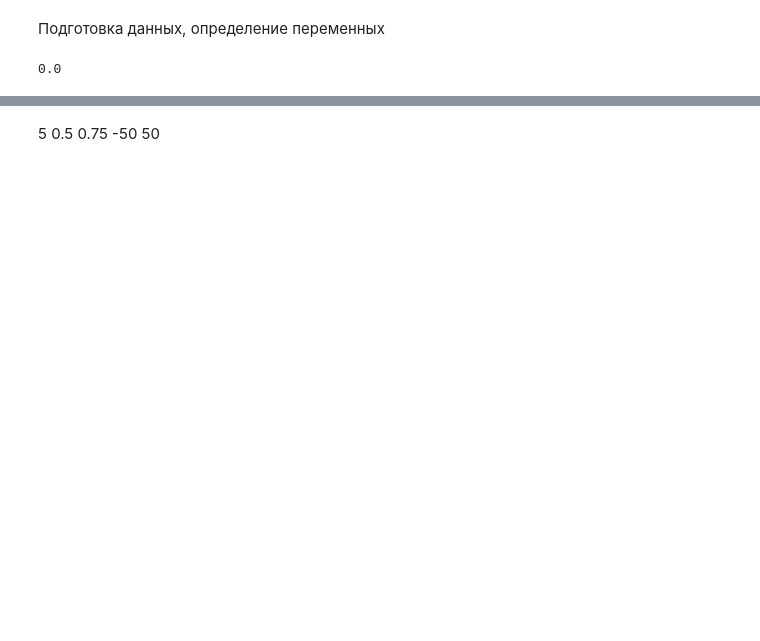
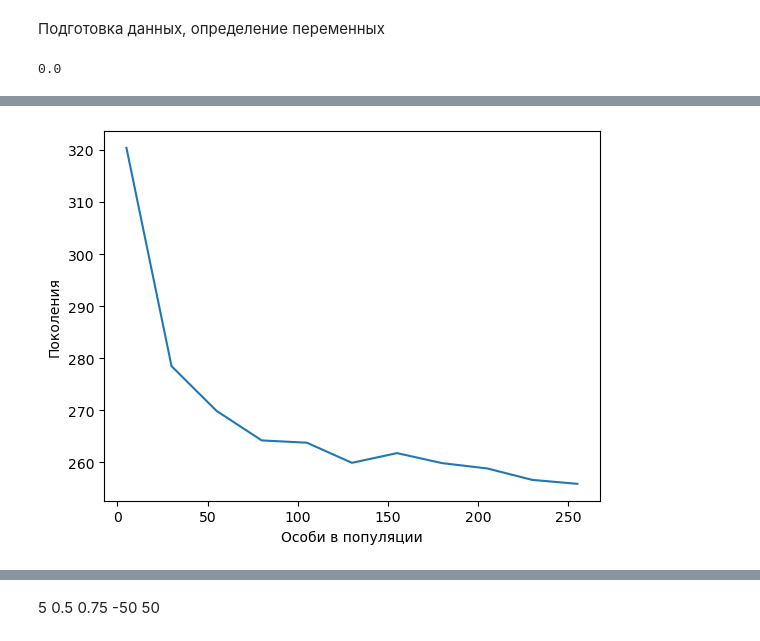
Before and after one commit to Dmitrij-Solovjev01/Genetic-Algorithm, a Jupyter notebook: Genetic_alg.ipynb, the cells around one changed output, grey strips where cells are left out. Saved outputs shown, nothing was run; the diff lists cells and outputs as text; code cells hidden in the pictures; blank space fills up the shorter version.

```diff
--- a/Genetic_alg.ipynb
+++ b/Genetic_alg.ipynb
@@ -159,7 +197,7 @@ def start_GA(MaxStep, NumberOfIndividuals, MinVal, MaxVal, delta, MutationProbab
 
     population_generate(ExMyArrayOfX, NumberOfIndividuals, MinVal, MaxVal)
     index, value = calculate_fitness(ExMyArrayOfX)
-
+    #print(ExMyArrayOfX)
     step=0
 
     while(value != 0 and step<MaxStep):
@@ -171,13 +209,13 @@ def start_GA(MaxStep, NumberOfIndividuals, MinVal, MaxVal, delta, MutationProbab
         while NumOfCrosses > 0:
             P1, P2 = parent_selection(ExMyArrayOfX);
 
-            if P1 == P2:
+            if (P1 == P2):
                 continue;
 
             MutationRate = calculate_mutation_step(ExMyArrayOfX)
             Child = mutation(сrossover(P1, P2), MutationRate, delta, MutationProbability)
 
-            if (Child in ExMyArrayOfX or Child in ChildArray):
+            if (Child in ExMyArrayOfX) or (Child in ChildArray):
                 continue
 
             ChildArray.append(Child);
@@ -188,7 +226,8 @@ def start_GA(MaxStep, NumberOfIndividuals, MinVal, MaxVal, delta, MutationProbab
         ExMyArrayOfX = Individual_sort(ExMyArrayOfX)
 
         ExMyArrayOfX = ExMyArrayOfX[:NumberOfIndividuals]
-
+        #print(step, value)
+        #print(ExMyArrayOfX, '\n', '\n',  '\n', '\n')
 
         index, value = calculate_fitness(ExMyArrayOfX)
 
@@ -203,7 +242,5 @@ def start_GA(MaxStep, NumberOfIndividuals, MinVal, MaxVal, delta, MutationProbab
 
         Gigaframe = pd.concat([Gigaframe, Miniframe], ignore_index = True)
         Gigaframe.reset_index()
-
+        #time.sleep(0.001)
     return Gigaframe
-
-start_GA(MaxStep=10000, NumberOfIndividuals=100, MinVal=-50, MaxVal=+50, delta = 0.75, MutationProbability = 0.4)
@@ -223,0 +249,8 @@ start_GA(MaxStep=10000, NumberOfIndividuals=100, MinVal=-50, MaxVal=+50, delta =
+# %%
+Gulala = []
+for Num in range(5, 260, 25):
+    ulala=[]
+    for Num2 in range(50):
+        ulala.append(start_GA(MaxStep=400, NumberOfIndividuals=Num, MinVal=-50, MaxVal=+50, delta = 0.75, MutationProbability = 0.5))
+    Gulala.append(ulala)
+    print(Num)
@@ -223,0 +269,24 @@ start_GA(MaxStep=10000, NumberOfIndividuals=100, MinVal=-50, MaxVal=+50, delta =
+# %%
+import numpy as np
+import matplotlib.pyplot as plt
+Gulala_copy = Gulala.copy()
+
+#Lens = list(map(map(len), Gulala_copy))
+
+Lens = list(map(lambda x: list(map(len, x)), Gulala_copy))                #TODO борьба с выбросами
+#print(f1_b)
+#Lens[2][9] = np.mean(Lens[2][:9])                                         #TODO борьба с выбросами
+#print(Lens)
+
+average = list(map(np.mean, Lens))
+# %%
+x = np.arange(5, 260, 25)
+
+plt.plot(x, average)
+plt.xlabel ('Особи в популяции')
+plt.ylabel ('Поколения')
+#plt.title ('Зависимость скорости сходимости от количества особей в популяции')
+#plt.plot.yscale("log")
+plt.show()
+# %% [output]
+[figure, added]
```
Also changed, not shown: parts of 13 cells of this notebook.
